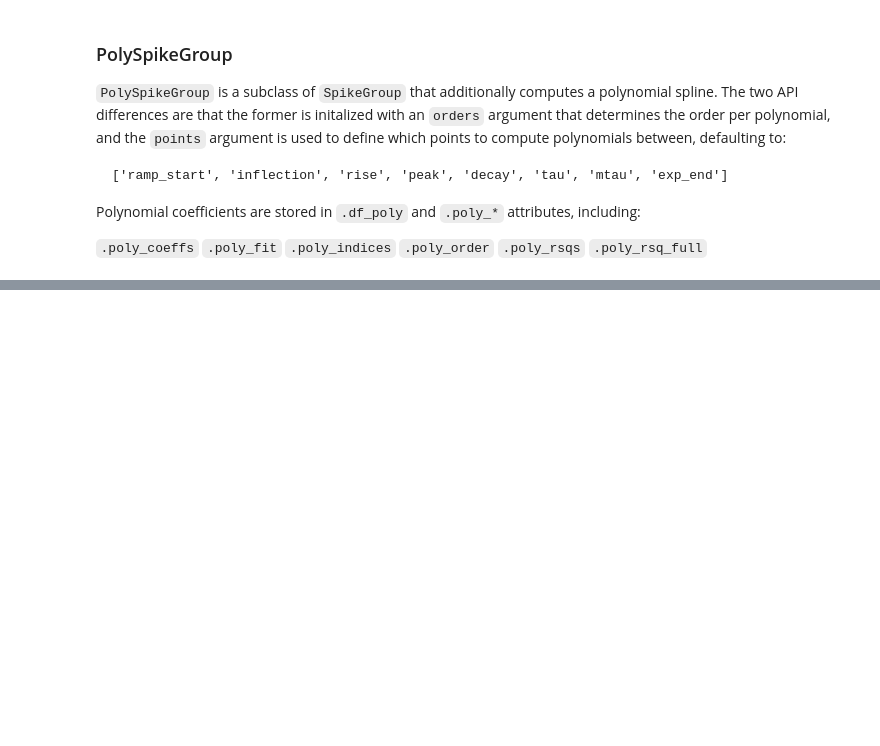
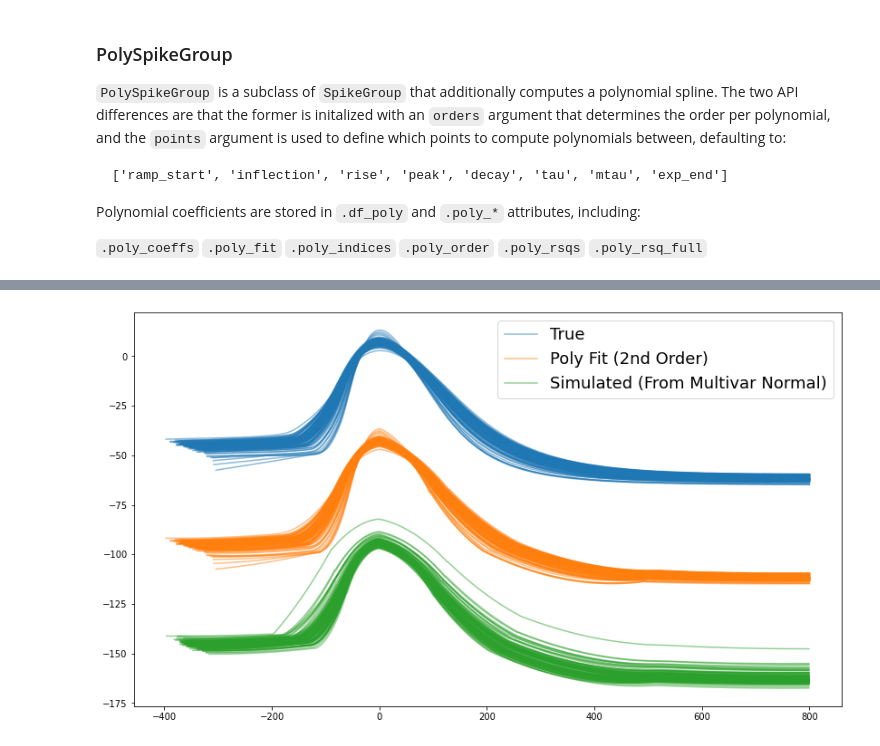
Before and after one commit to voytekresearch/spikewise, a Jupyter notebook: notebooks/PolySpikeGroup.ipynb, the cells around one changed output, grey strips where cells are left out. Cells and saved outputs as stored; diff of their text form; code cells hidden in the pictures; blank space fills up the shorter version.

```diff
--- a/notebooks/PolySpikeGroup.ipynb
+++ b/notebooks/PolySpikeGroup.ipynb
@@ -118,14 +61,0 @@ for n in range(n_sims):
-# %%
-fig, axes = plt.subplots(ncols=2, figsize=(14, 6))
-
-# True
-for y in psg.spikes[::4]:
-    axes[0].plot(y[646:], alpha=.5)
-
-# Simulated
-
-for i in ys:
-    axes[1].plot(i, alpha=.5)
-
-axes[0].set_title('True Spikes')
-axes[1].set_title('Simulated Spikes')
@@ -134,0 +197,27 @@ Text(0.5, 1.0, 'Simulated Spikes')
+# %%
+plt.figure(figsize=(14, 8))
+
+has_lab = False
+for x, y in zip(xs_true, ys_true):
+    label = 'True' if not has_lab else ''
+    plt.plot(x, y, color='C0', alpha=.5, label=label)
+    has_lab = True
+
+
+has_lab = False
+for x, y in zip(xs_true, ys_fit):
+    label = 'Poly Fit (2nd Order)' if not has_lab else ''
+    plt.plot(x, y-50, color='C1', alpha=.5, label=label)
+    has_lab = True
+
+
+has_lab = False
+for x, y in zip(xs_sim, ys_sim):
+    label = 'Simulated (From Multivar Normal)' if not has_lab else ''
+    plt.plot(x, y-100, color='C2', alpha=.5, label=label)
+    has_lab = True
+
+plt.legend(fontsize=18);
+plt.savefig('ex_fit.png', facecolor='white')
+# %% [output]
+[figure, added]
```
Also changed, not shown: parts of 11 cells of this notebook, 1 other file.
